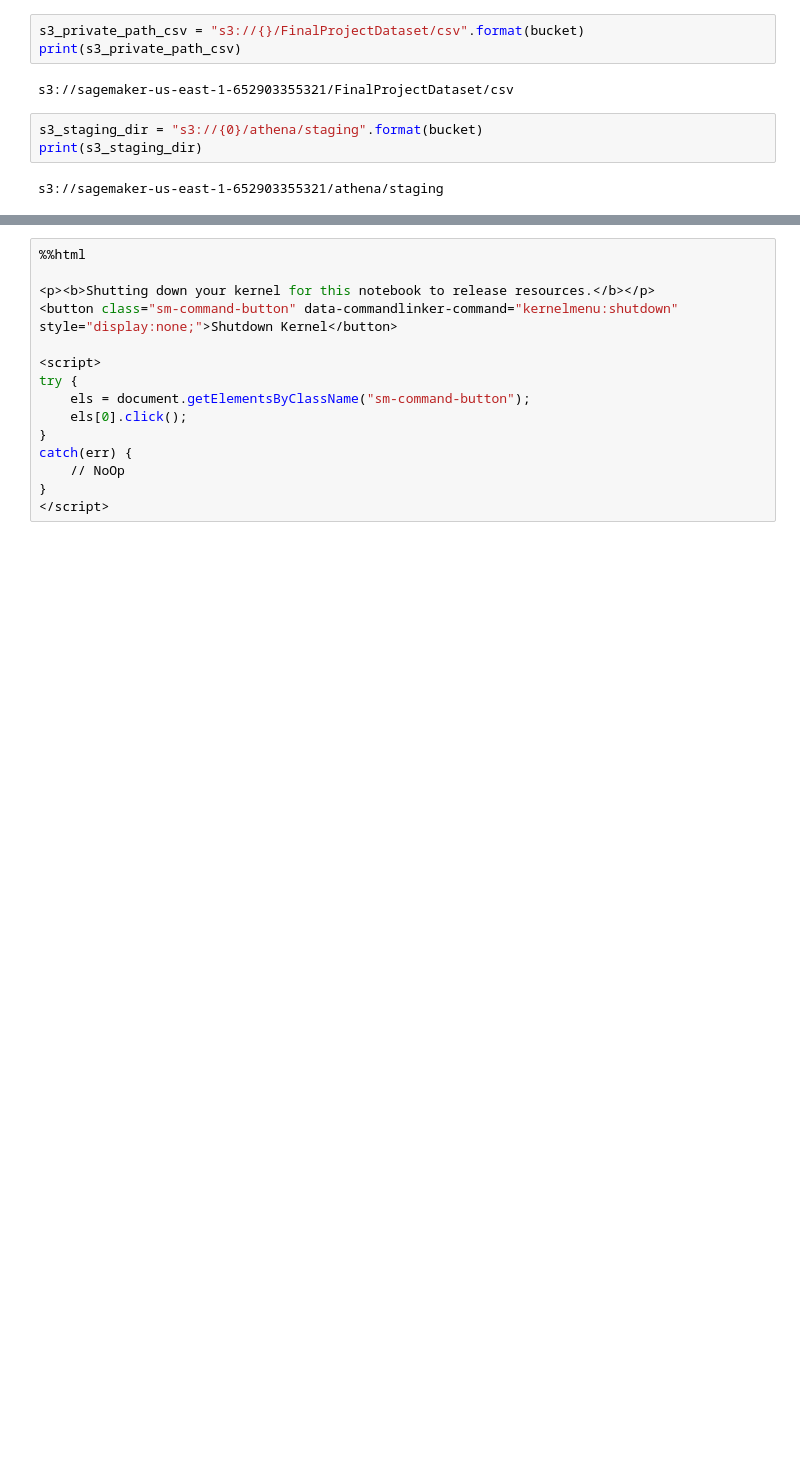
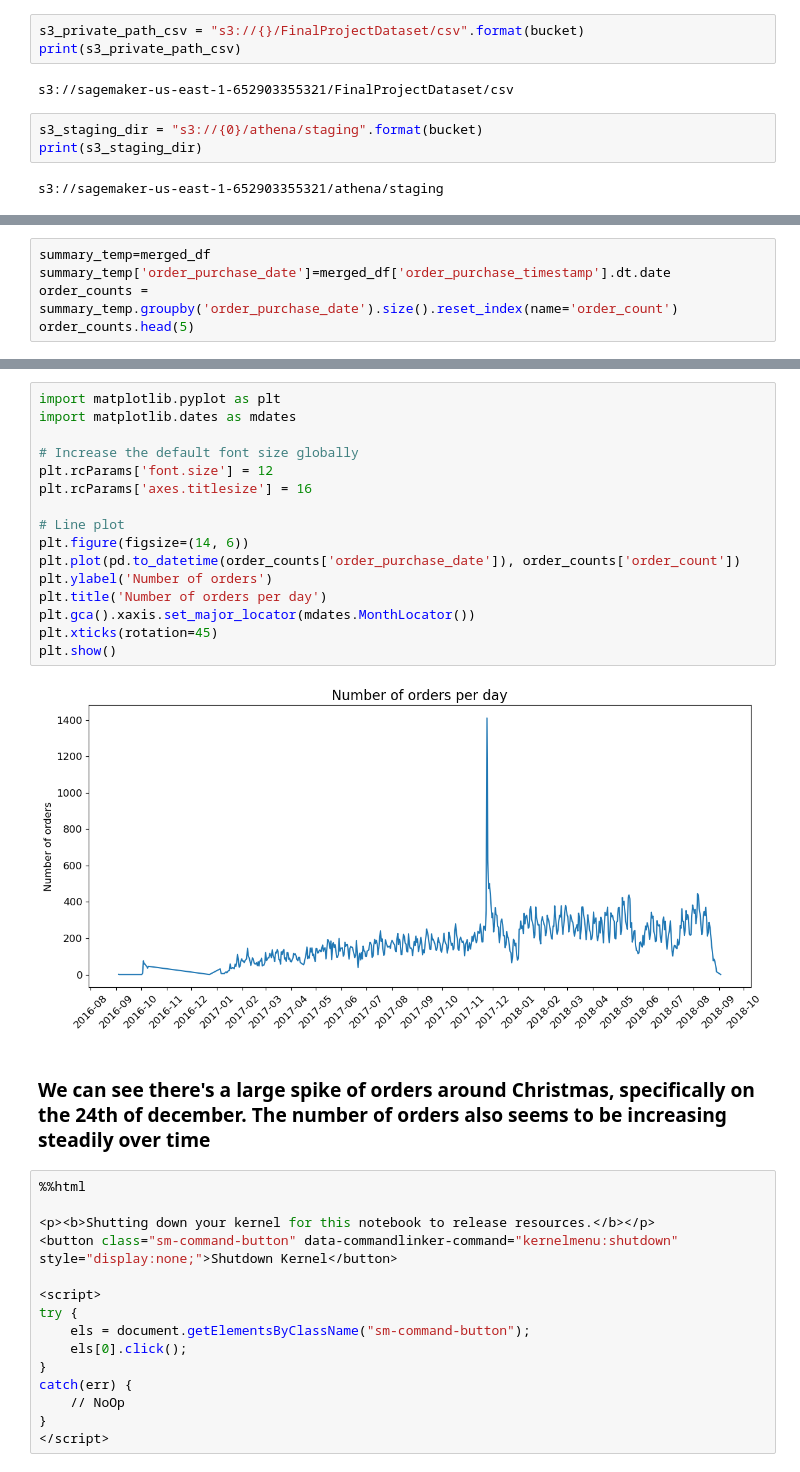
Before and after one commit to pkhanna2/MLOpsFinalProject, a Jupyter notebook: FinalProjectCode.ipynb, the cells around one changed output, grey strips where cells are left out. Drawn from its saved outputs; the diff is of its cells as text; blank space fills up the shorter version.

```diff
--- a/FinalProjectCode.ipynb
+++ b/FinalProjectCode.ipynb
@@ -75,0 +334,5 @@ s3.Object(bucket, 'FinalProjectDataset/csv/product_category_name_translation.csv
+# %%
+summary_temp=merged_df
+summary_temp['order_purchase_date']=merged_df['order_purchase_timestamp'].dt.date
+order_counts = summary_temp.groupby('order_purchase_date').size().reset_index(name='order_count')
+order_counts.head(5)
@@ -76,3 +346,23 @@ s3.Object(bucket, 'FinalProjectDataset/csv/product_category_name_translation.csv
+# %%
+import matplotlib.pyplot as plt
+import matplotlib.dates as mdates
+
+# Increase the default font size globally
+plt.rcParams['font.size'] = 12
+plt.rcParams['axes.titlesize'] = 16
+
+# Line plot
+plt.figure(figsize=(14, 6))
+plt.plot(pd.to_datetime(order_counts['order_purchase_date']), order_counts['order_count'])
+plt.ylabel('Number of orders')
+plt.title('Number of orders per day')
+plt.gca().xaxis.set_major_locator(mdates.MonthLocator())
+plt.xticks(rotation=45)
+plt.show()
+# %% [output]
+[figure, added]
+# %% [markdown]
+### We can see there's a large spike of orders around Christmas, specifically on the 24th of december. The number of orders also seems to be increasing steadily over time
 # %%
 %%html
 
```
Also changed, not shown: parts of 24 cells of this notebook.
